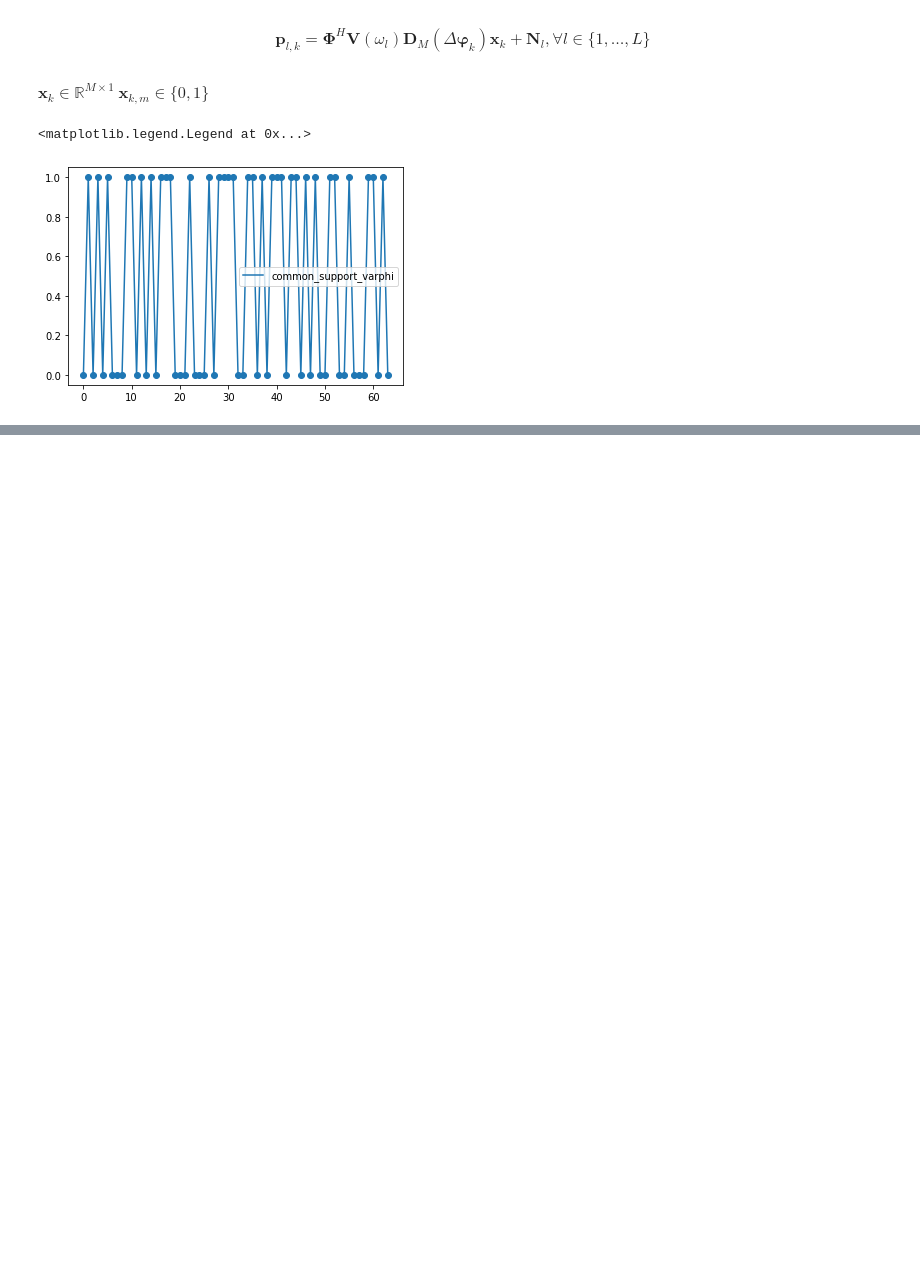
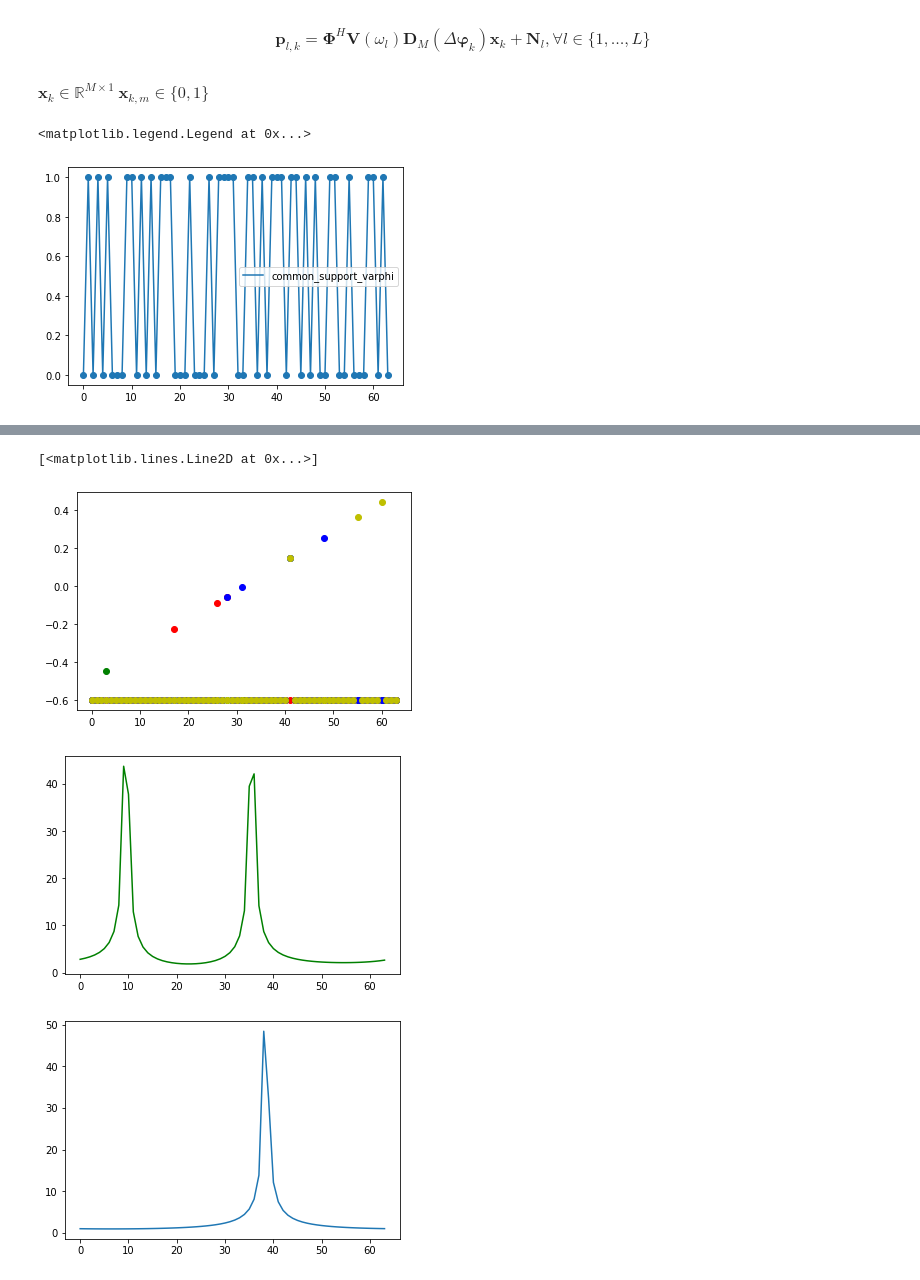
Before and after one commit to Brook1711/RIS-Angular-Domain, a Jupyter notebook: code_main/Alg.ipynb, the cells around one changed output, grey strips where cells are left out. Cells and saved outputs as stored; diff of their text form; code cells hidden in the pictures; blank space fills up the shorter version.

```diff
--- a/code_main/Alg.ipynb
+++ b/code_main/Alg.ipynb
@@ -94,3 +93,52 @@ Delta_varphi = np.random.uniform(Delta_varphi_min, Delta_varphi_max, M)
+# %%
+def array_response(M, x):
+    m = np.linspace(0, M-1, M)
+    return np.exp(1j*2*np.pi*m*x)
+
+
+def DFT_matrix(M):
+    return np.mat(np.fft.fft(np.eye(M)))
+
+
+np.random.seed(3)
+Delta_varphi_min = 0
+Delta_varphi_max = 1/M
+Delta_varphi = np.random.uniform(Delta_varphi_min, Delta_varphi_max, M)
+Varphi_grid = np.array([m/M - 0.5 for m in range(M)])
+
+Varphi_true = [[] for k in range(K)]
+for k in range(K):
+    for m in range(M):
+        if channel_support_for_all_users[k][m] == 1:
+            Varphi_true[k].append(Delta_varphi[m] + Varphi_grid[m])
+        else:
+            Varphi_true[k].append(-0.6)
+
+[plt.scatter(range(M), Varphi_true[k], color = color_list[k]) for k in range(K)]
+
+Beta_true = np.random.normal(0, 1, M)
+
+a_M_k = np.array([[np.complex128(0) for m in range(M)] for k in range(K)])
+for k in range(K):
+    sum_tmp = np.array([np.complex128(0) for m in range(M)])
+    for m, varphi in enumerate(Varphi_true[k]):
+        if varphi != -0.6:
+            sum_tmp = sum_tmp + array_response(M, varphi)
+    a_M_k[k] = sum_tmp
+
+DFT_M = DFT_matrix(M)
+a_M_k_DFT = [DFT_M * np.mat(np.reshape(a_M_k[k], (M,-1))) for k in range(K)]
+
+plt.figure(3)
+# [plt.plot(range(M), np.abs(a_M_k_DFT[k]), color_list[k]) for k in range(K)]
+plt.plot(range(M), np.abs(a_M_k_DFT[1]), color_list[1])
+plt.figure(5)
+plt.plot(range(M), np.abs(DFT_M * np.reshape(np.mat(array_response(M, -0.4)), (M,-1))))
+# %% [output]
+[<matplotlib.lines.Line2D at 0x...>]
+[figure, added]
+[figure, added]
+[figure, added]
 # %% [markdown]
 ${\mathbf D}_M(\Delta {\boldsymbol \varphi})= [D_M(\Delta \varphi_1),\dots,D_M(\Delta \varphi_M)] \in {\mathbb C}^{M\times M}$
 
```
Also changed, not shown: parts of 6 cells of this notebook, 2 other files.
